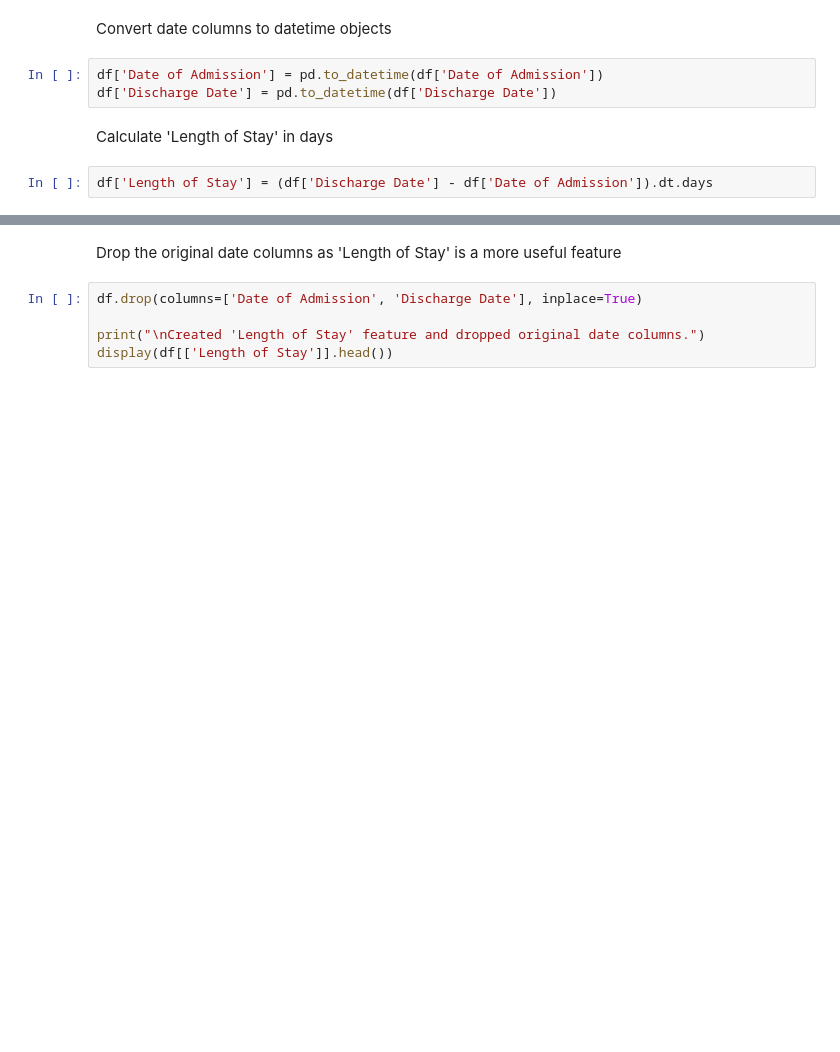
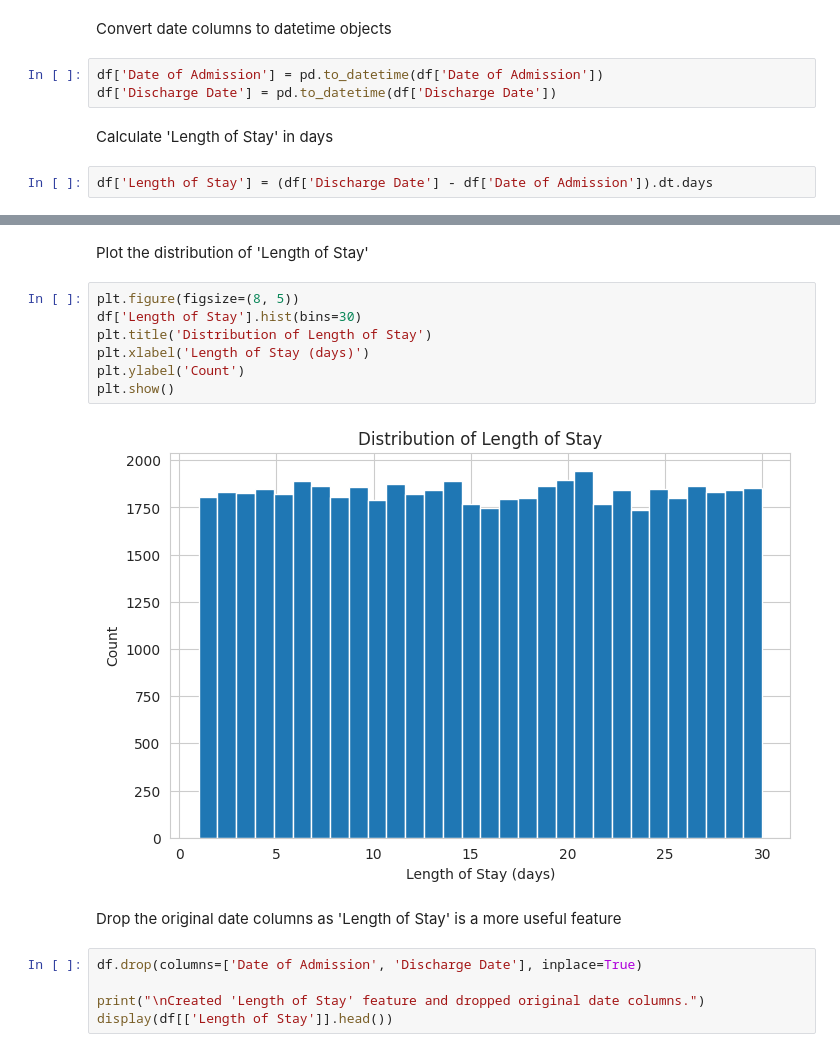
Before and after one commit to LatiefDataVisionary/healthcare-test-results-prediction, a Jupyter notebook: notebooks/notebook.ipynb, the cells around one changed output, grey strips where cells are left out. Drawn from its saved outputs; the diff is of its cells as text; blank space fills up the shorter version.

```diff
--- a/notebooks/notebook.ipynb
+++ b/notebooks/notebook.ipynb
@@ -412,3 +442,14 @@ df['Length of Stay'] = (df['Discharge Date'] - df['Date of Admission']).dt.days
+# %% [markdown]
+Plot the distribution of 'Length of Stay'
+# %%
+plt.figure(figsize=(8, 5))
+df['Length of Stay'].hist(bins=30)
+plt.title('Distribution of Length of Stay')
+plt.xlabel('Length of Stay (days)')
+plt.ylabel('Count')
+plt.show()
+# %% [output]
+[figure, added]
 # %% [markdown]
 Drop the original date columns as 'Length of Stay' is a more useful feature
 # %%
```
Also changed, not shown: parts of 3 cells of this notebook.
